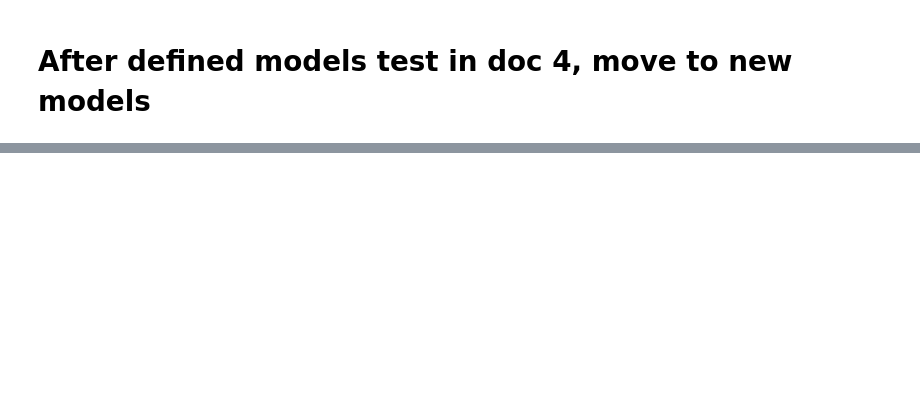
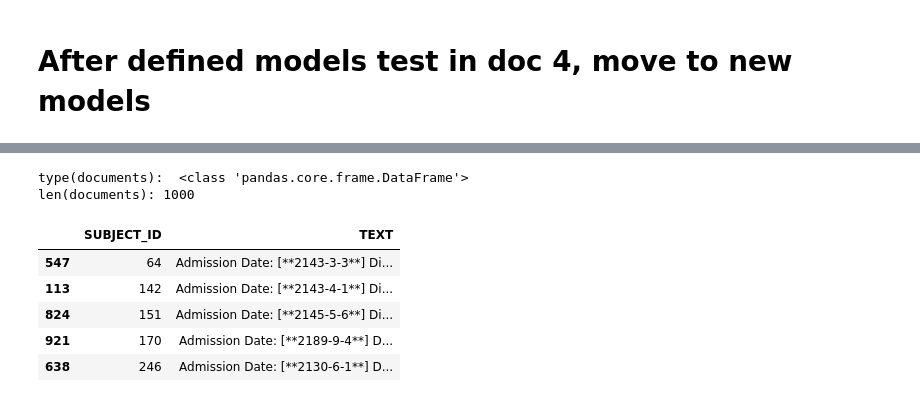
Before and after one commit to ericxumit/MGH_medical_AI, a Jupyter notebook: 5_ML_new_models.ipynb, the cells around one changed output, grey strips where cells are left out. Cells and saved outputs as stored; diff of their text form; code cells hidden in the pictures; blank space fills up the shorter version.

```diff
--- a/5_ML_new_models.ipynb
+++ b/5_ML_new_models.ipynb
@@ -4,0 +60,17 @@
+# %%
+# load data for a practise
+# using 1000 lines of data from noteevents.csv table
+noteevents = pd.read_csv('data/NOTEEVENTS.csv', nrows=1000)
+documents = noteevents[['SUBJECT_ID','TEXT']].sort_values(by=['SUBJECT_ID'], ascending=True)
+print('type(documents): ', type(documents))
+print('len(documents):', len(documents))
+documents.head()
+# %% [output]
+type(documents):  <class 'pandas.core.frame.DataFrame'>
+len(documents): 1000
+|  | SUBJECT_ID | TEXT |
+| 547 | 64 | Admission Date: [**2143-3-3**] Di... |
+| 113 | 142 | Admission Date: [**2143-4-1**] Di... |
+| 824 | 151 | Admission Date: [**2145-5-6**] Di... |
+| 921 | 170 | Admission Date: [**2189-9-4**] D... |
+| 638 | 246 | Admission Date: [**2130-6-1**] D... |
```
Also changed, not shown: parts of 28 cells of this notebook, 1 other file.
